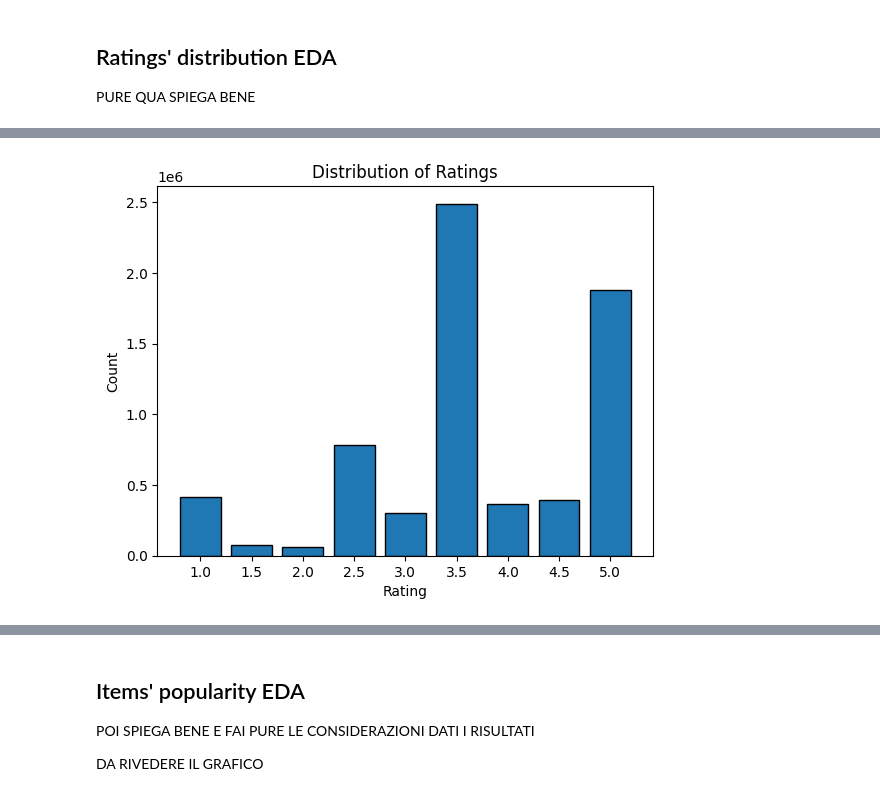
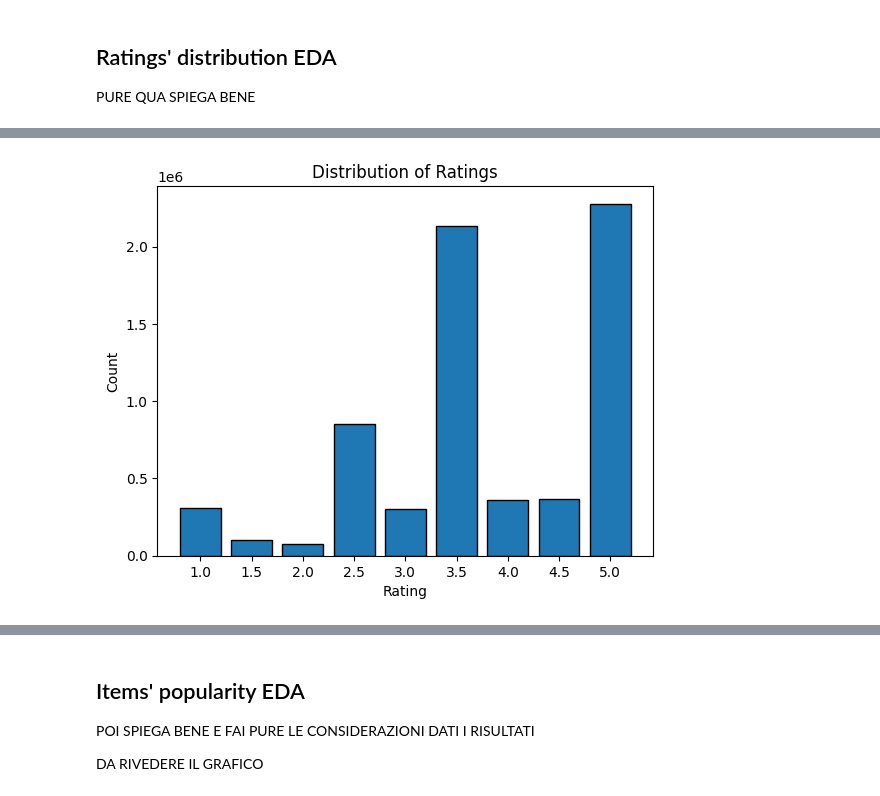
Before and after one commit to LuciaFores/big-data-computing, a Jupyter notebook: Project/Videogame_Recommender_System.ipynb, the cells around one changed output, grey strips where cells are left out. Drawn from its saved outputs; the diff is of its cells as text; code cells hidden in the pictures.

```diff
--- a/Project/Videogame_Recommender_System.ipynb
+++ b/Project/Videogame_Recommender_System.ipynb
@@ -843,6 +852,6 @@ create_hours_on_review_UDF = udf(lambda x : create_hours_on_review(x), FloatType
 # %%
-reviews_df = reviews_df.withColumn('total_played_hours', create_tot_hours_UDF(col('hours_played')))
-reviews_df = reviews_df.withColumn('played_hours_on_review', create_hours_on_review_UDF(col('hours_played')))
+reviews_df = reviews_df.withColumn('total_played_hours', create_tot_hours_UDF(sqlf.col('hours_played')))
+reviews_df = reviews_df.withColumn('played_hours_on_review', create_hours_on_review_UDF(sqlf.col('hours_played')))
 reviews_df = reviews_df.withColumnRenamed('app_id', 'steam_appid')
 # %%
 steam_appids = games_df.select('steam_appid')
@@ -1133,0 +1153,2 @@ ratings_df = ratings_df.toPandas()
+# %%
+pd_reviews_df = reviews_df.select('rating').toPandas()
@@ -1134,3 +1164,5 @@ ratings_df = ratings_df.toPandas()
+# %%
+ratings_df = pd_reviews_df[['rating']].value_counts().reset_index(name='counts')
 # %%
 ratings_df.head(n=10)
 # %% [output]
@@ -1147,6 +1179,6 @@ ratings_df.head(n=10)
 # %%
 tot_rows = reviews_df.count()
-ratings_df['percentage'] = ratings_df['count']/tot_rows
+ratings_df['percentage'] = ratings_df['counts']/tot_rows
 # %%
 ratings_df.head(n=10)
 # %% [output]
@@ -1163,8 +1195,14 @@ ratings_df.head(n=10)
 # %%
-plt.bar(ratings_df['rating'], ratings_df['count'], edgecolor='black', width=.4, tick_label = ratings_df['rating'])
+plt.bar(
+    ratings_df['rating'],
+    ratings_df['counts'],
+    edgecolor='black',
+    width=.4,
+    tick_label = ratings_df['rating']
+    )
 plt.xlabel('Rating')
 plt.ylabel('Count')
 plt.title('Distribution of Ratings')
 plt.show()
 # %% [output]
-[figure, old version]
+[figure, new version]
```
Also changed, not shown: parts of 23 cells of this notebook.
